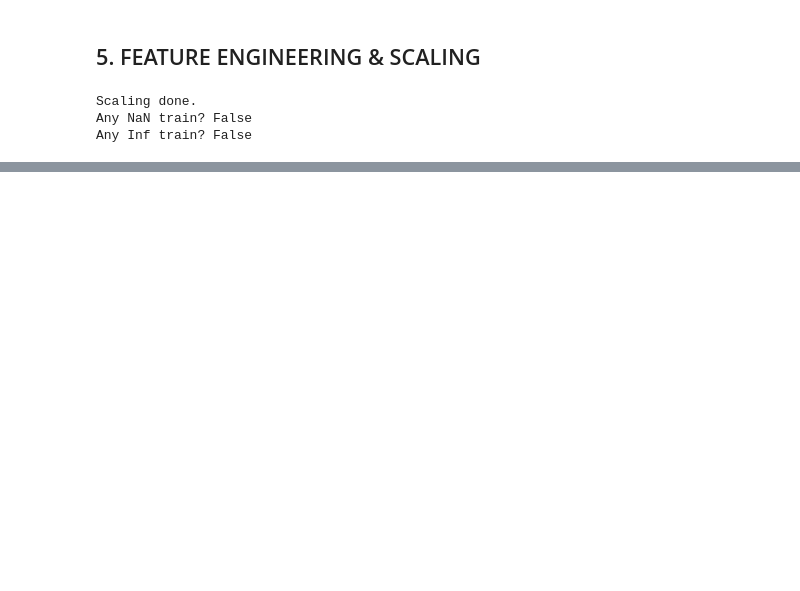
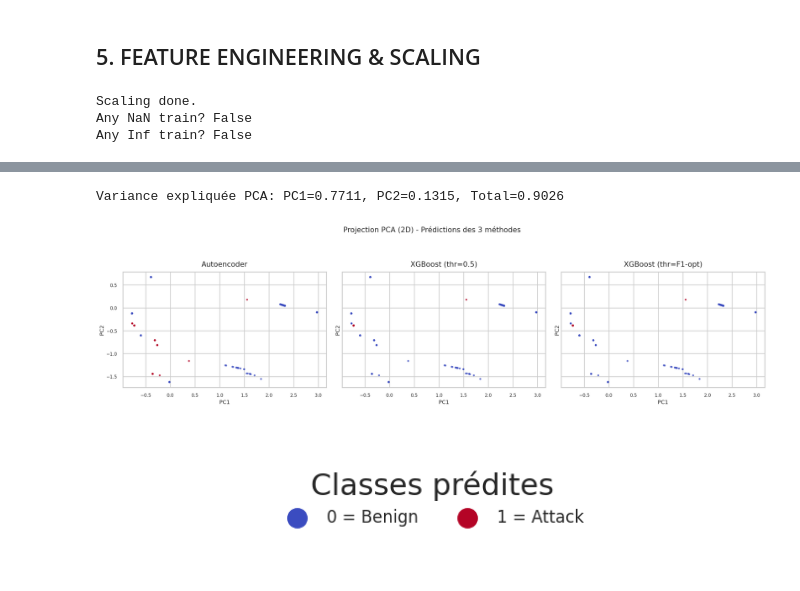
Before and after one commit to TomMullier/AUT25-VertX-NetworkAnalysis, a Jupyter notebook: src/main/resources/IDS_Training/dataset_10-03-26/v2_IDS_Stage1.ipynb, the cells around one changed output, grey strips where cells are left out. Cells and saved outputs as stored; diff of their text form; code cells hidden in the pictures; blank space fills up the shorter version.

```diff
--- a/src/main/resources/IDS_Training/dataset_10-03-26/v2_IDS_Stage1.ipynb
+++ b/src/main/resources/IDS_Training/dataset_10-03-26/v2_IDS_Stage1.ipynb
@@ -7,6 +7,7 @@ import matplotlib.pyplot as plt
 import pandas as pd
 import numpy as np
 import seaborn as sns
+from IPython.display import display, Markdown
 
 from pathlib import Path
 from sklearn.preprocessing import RobustScaler, MinMaxScaler
@@ -32,7 +33,21 @@ import warnings
 warnings.filterwarnings("ignore")
 
 pd.set_option("display.max_columns", None)
-sns.set(style="darkgrid")
+pd.set_option("display.width", 160)
+pd.set_option("display.float_format", lambda x: f"{x:,.4f}")
+
+# Style visuel homogène pour des figures prêtes à capturer
+sns.set_theme(style="whitegrid", context="talk")
+plt.rcParams.update({
+    "figure.figsize": (12, 6),
+    "figure.dpi": 120,
+    "axes.titlesize": 16,
+    "axes.labelsize": 12,
+    "xtick.labelsize": 10,
+    "ytick.labelsize": 10,
+    "legend.fontsize": 10,
+    "axes.titlepad": 12,
+})
 # %% [markdown]
 ## 1. LOAD DATA
 # %%
@@ -797,0 +909,58 @@ for (OutputField of : evaluator.getOutputFields()) {
+# %%
+# PCA 2D sur le jeu de test, affichée pour 3 méthodes de prédiction
+if "X_te" not in globals():
+        raise NameError("La variable 'X_te' est introuvable. Exécute la cellule de scaling avant celle-ci.")
+
+pca_2d = PCA(n_components=2, random_state=42)
+X_te_pca = pca_2d.fit_transform(X_te)
+
+print(
+        f"Variance expliquée PCA: PC1={pca_2d.explained_variance_ratio_[0]:.4f}, "
+        f"PC2={pca_2d.explained_variance_ratio_[1]:.4f}, "
+        f"Total={pca_2d.explained_variance_ratio_.sum():.4f}"
+)
+
+methods = {
+        "Autoencoder": test_pred_bin,
+        "XGBoost (thr=0.5)": y_pred_05,
+        "XGBoost (thr=F1-opt)": y_pred_best,
+}
+
+# -------- Plot principal (sans légende / sans colorbar) --------
+fig, axes = plt.subplots(1, 3, figsize=(21, 6), sharex=True, sharey=True)
+
+for ax, (name, pred) in zip(axes, methods.items()):
+        pred = np.asarray(pred).astype(int)
+        ax.scatter(
+                X_te_pca[:, 0],
+                X_te_pca[:, 1],
+                c=pred,
+                cmap="coolwarm",
+                s=18,
+                alpha=0.75,
+                edgecolor="none",
+        )
+        ax.set_title(name)
+        ax.set_xlabel("PC1")
+        ax.set_ylabel("PC2")
+
+fig.suptitle("Projection PCA (2D) - Prédictions des 3 méthodes", y=0.98, fontsize=16)
+plt.tight_layout(rect=[0, 0.02, 1, 0.93])
+plt.show()
+
+# -------- 2e plot : légende des couleurs uniquement --------
+cmap = plt.get_cmap("coolwarm")
+color_0 = cmap(0.0)   # classe 0
+color_1 = cmap(1.0)   # classe 1
+
+fig_leg, ax_leg = plt.subplots(figsize=(6, 1.6))
+ax_leg.scatter([], [], c=[color_0], s=120, label="0 = Benign")
+ax_leg.scatter([], [], c=[color_1], s=120, label="1 = Attack")
+ax_leg.legend(loc="center", ncol=2, frameon=False, title="Classes prédites")
+ax_leg.axis("off")
+plt.tight_layout()
+plt.show()
+# %% [output]
+Variance expliquée PCA: PC1=0.7711, PC2=0.1315, Total=0.9026
+[figure, added]
+[figure, added]
```
Also changed, not shown: parts of 11 cells of this notebook.
